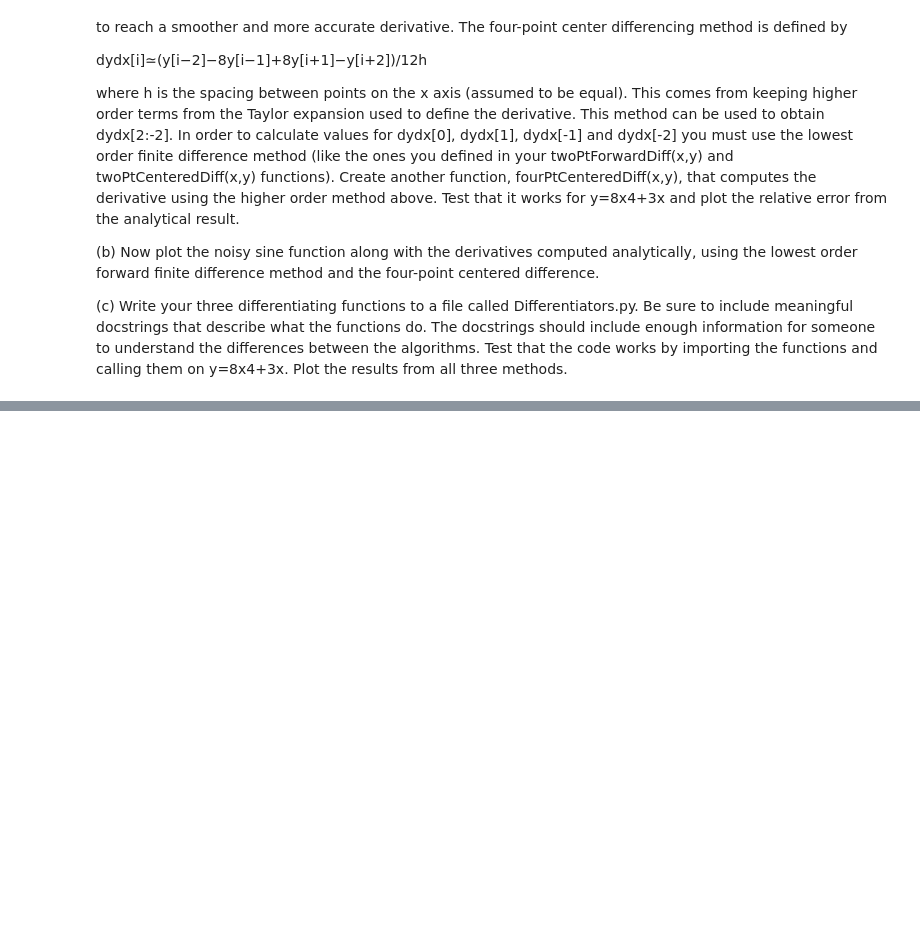
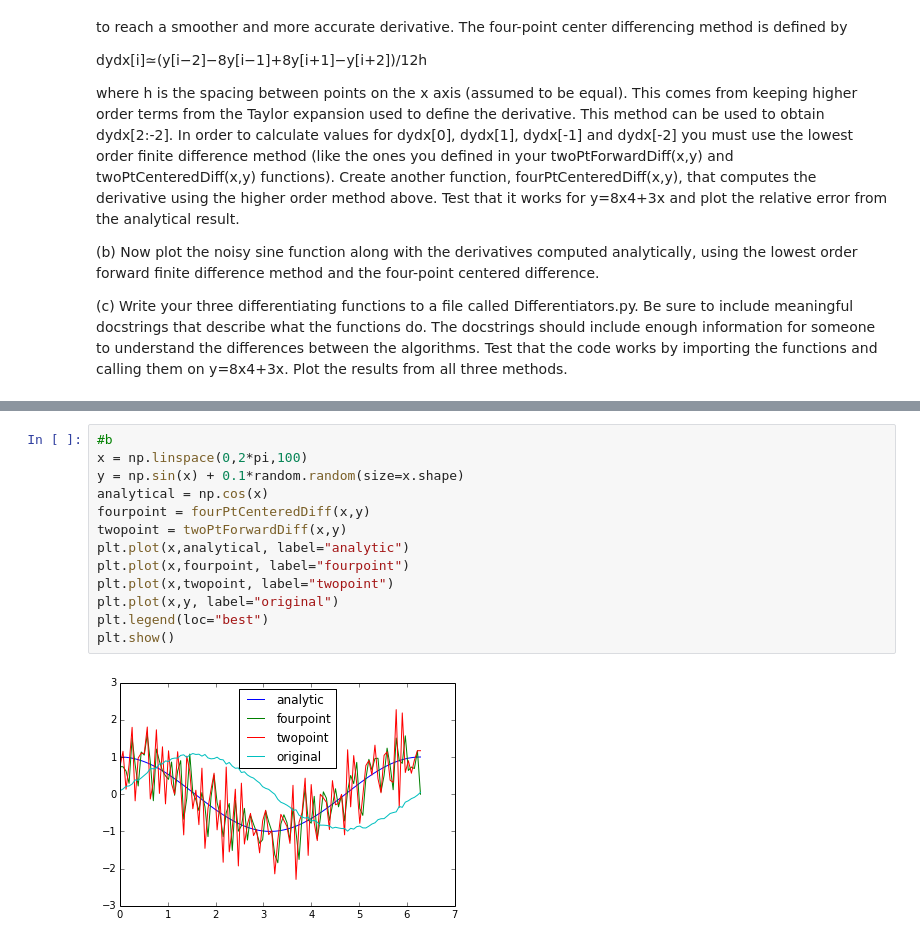
Before and after one commit to cspearso/PHYS202-S14, a Jupyter notebook: SciPy/DifferentiationExercises.ipynb, the cells around one changed output, grey strips where cells are left out. Drawn from its saved outputs; the diff is of its cells as text; blank space fills up the shorter version.

```diff
--- a/SciPy/DifferentiationExercises.ipynb
+++ b/SciPy/DifferentiationExercises.ipynb
@@ -149,0 +141,15 @@ ValueError: could not broadcast input array from shape (98) into shape (97)
+# %%
+#b
+x = np.linspace(0,2*pi,100)
+y = np.sin(x) + 0.1*random.random(size=x.shape)
+analytical = np.cos(x)
+fourpoint = fourPtCenteredDiff(x,y)
+twopoint = twoPtForwardDiff(x,y)
+plt.plot(x,analytical, label="analytic")
+plt.plot(x,fourpoint, label="fourpoint")
+plt.plot(x,twopoint, label="twopoint")
+plt.plot(x,y, label="original")
+plt.legend(loc="best")
+plt.show()
+# %% [output]
+[figure, added]
```
Also changed, not shown: parts of 2 cells of this notebook, 1 other file.
